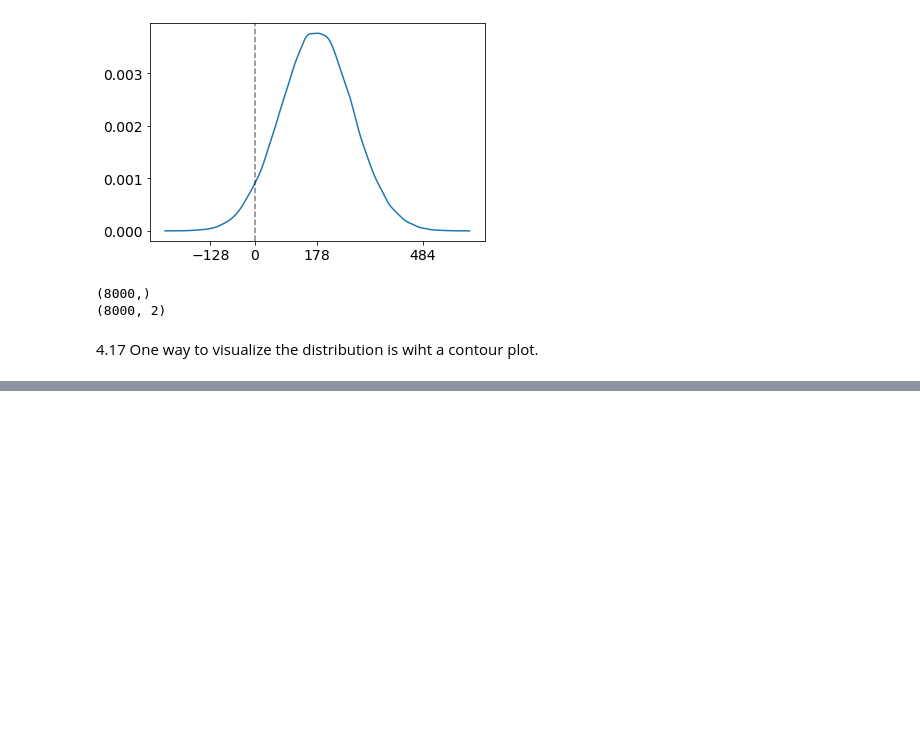
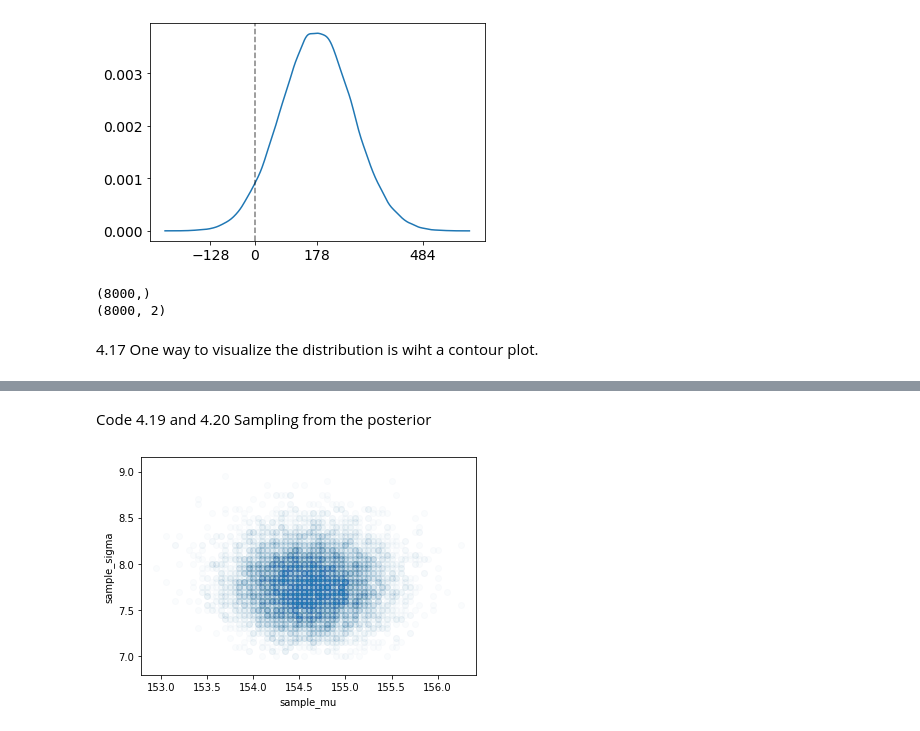
Before and after one commit to steed360/Data-Analysis, a Jupyter notebook: b Statistical Rethinking/Chapter_4_fromScratch.ipynb, the cells around one changed output, grey strips where cells are left out. Cells and saved outputs as stored; diff of their text form; code cells hidden in the pictures; blank space fills up the shorter version.

```diff
--- a/b Statistical Rethinking/Chapter_4_fromScratch.ipynb
+++ b/b Statistical Rethinking/Chapter_4_fromScratch.ipynb
@@ -272,0 +279,19 @@ plt.contour(xi, yi, zi);
+# %% [markdown]
+Code 4.19 and 4.20 Sampling from the posterior
+# %%
+# Randomly generate row numbers from post_prob weighted according to the probabilities.
+sample_rows = rng.choice(
+    np.arange(len(post)), size=10000, replace=True, p=(post_prob / post_prob.sum())
+)
+# For the sampled rows grab parameter values of mu and sigma from the values grid
+sample_mu = post[:, 0][sample_rows]
+sample_sigma = post[:, 1][sample_rows]
+
+# Plot points
+plt.plot(sample_mu, sample_sigma, "o", alpha=0.02)
+plt.axis("equal")
+plt.grid(False)
+plt.xlabel("sample_mu")
+plt.ylabel("sample_sigma");
+# %% [output]
+[figure, added]
```
Also changed, not shown: parts of 7 cells of this notebook.
